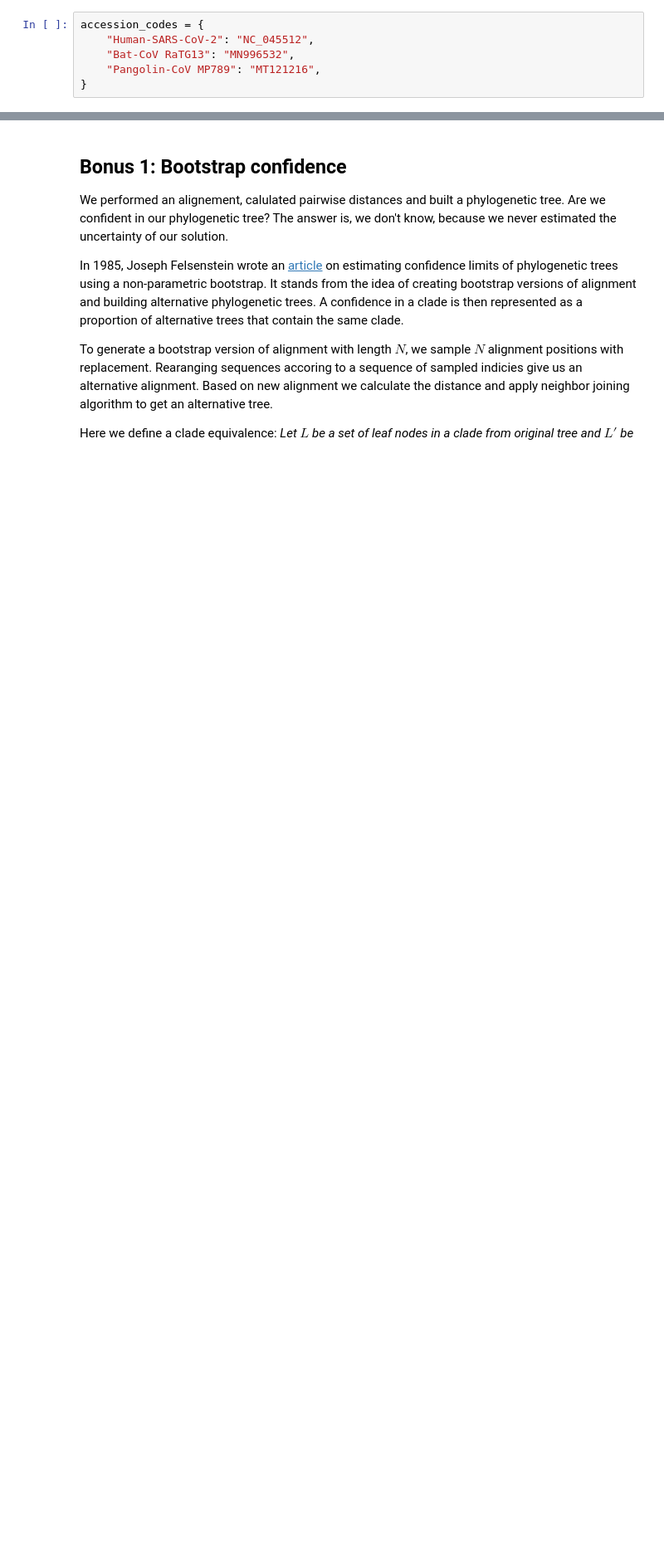
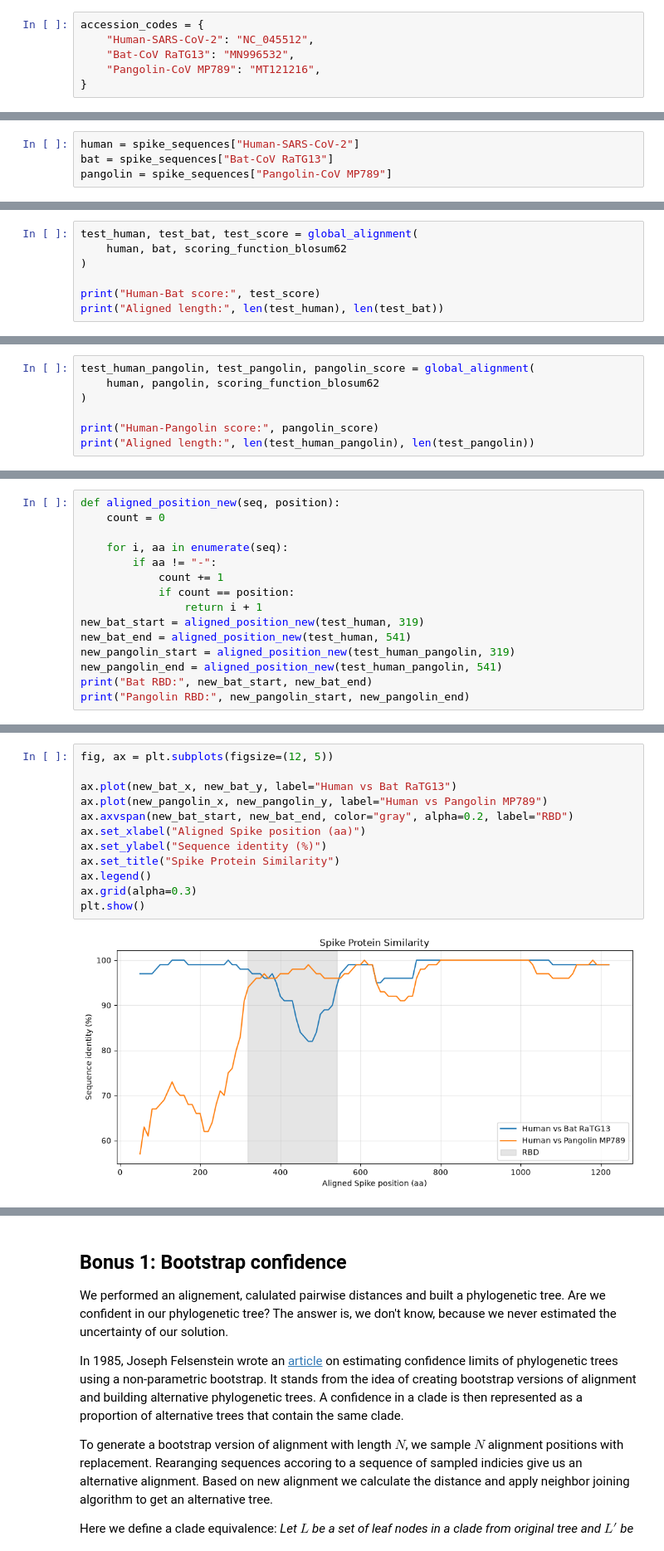
Before and after one commit to YiboShen1231/assign_phylo, a Jupyter notebook: phylo_workbook.ipynb, the cells around one changed output, grey strips where cells are left out. Shown at 83% size. Cells and saved outputs as stored; diff of their text form; blank space fills up the shorter version.

Commit message:
Complete Problems 1-4 and start Bonus 1

```diff
--- a/phylo_workbook.ipynb
+++ b/phylo_workbook.ipynb
@@ -387,0 +416,4 @@ Looking at your visualisation, are there other regions in the genome (or still i
+# %%
+human = spike_sequences["Human-SARS-CoV-2"]
+bat = spike_sequences["Bat-CoV RaTG13"]
+pangolin = spike_sequences["Pangolin-CoV MP789"]
@@ -387,0 +485,7 @@ Looking at your visualisation, are there other regions in the genome (or still i
+# %%
+test_human, test_bat, test_score = global_alignment(
+    human, bat, scoring_function_blosum62
+)
+
+print("Human-Bat score:", test_score)
+print("Aligned length:", len(test_human), len(test_bat))
@@ -387,0 +495,7 @@ Looking at your visualisation, are there other regions in the genome (or still i
+# %%
+test_human_pangolin, test_pangolin, pangolin_score = global_alignment(
+    human, pangolin, scoring_function_blosum62
+)
+
+print("Human-Pangolin score:", pangolin_score)
+print("Aligned length:", len(test_human_pangolin), len(test_pangolin))
@@ -387,0 +531,15 @@ Looking at your visualisation, are there other regions in the genome (or still i
+# %%
+def aligned_position_new(seq, position):
+    count = 0
+
+    for i, aa in enumerate(seq):
+        if aa != "-":
+            count += 1
+            if count == position:
+                return i + 1
+new_bat_start = aligned_position_new(test_human, 319)
+new_bat_end = aligned_position_new(test_human, 541)
+new_pangolin_start = aligned_position_new(test_human_pangolin, 319)
+new_pangolin_end = aligned_position_new(test_human_pangolin, 541)
+print("Bat RBD:", new_bat_start, new_bat_end)
+print("Pangolin RBD:", new_pangolin_start, new_pangolin_end)
@@ -387,0 +572,14 @@ Looking at your visualisation, are there other regions in the genome (or still i
+# %%
+fig, ax = plt.subplots(figsize=(12, 5))
+
+ax.plot(new_bat_x, new_bat_y, label="Human vs Bat RaTG13")
+ax.plot(new_pangolin_x, new_pangolin_y, label="Human vs Pangolin MP789")
+ax.axvspan(new_bat_start, new_bat_end, color="gray", alpha=0.2, label="RBD")
+ax.set_xlabel("Aligned Spike position (aa)")
+ax.set_ylabel("Sequence identity (%)")
+ax.set_title("Spike Protein Similarity")
+ax.legend()
+ax.grid(alpha=0.3)
+plt.show()
+# %% [output]
+[figure, added]
```
Also changed, not shown: parts of 19 cells of this notebook, 2 other files.
